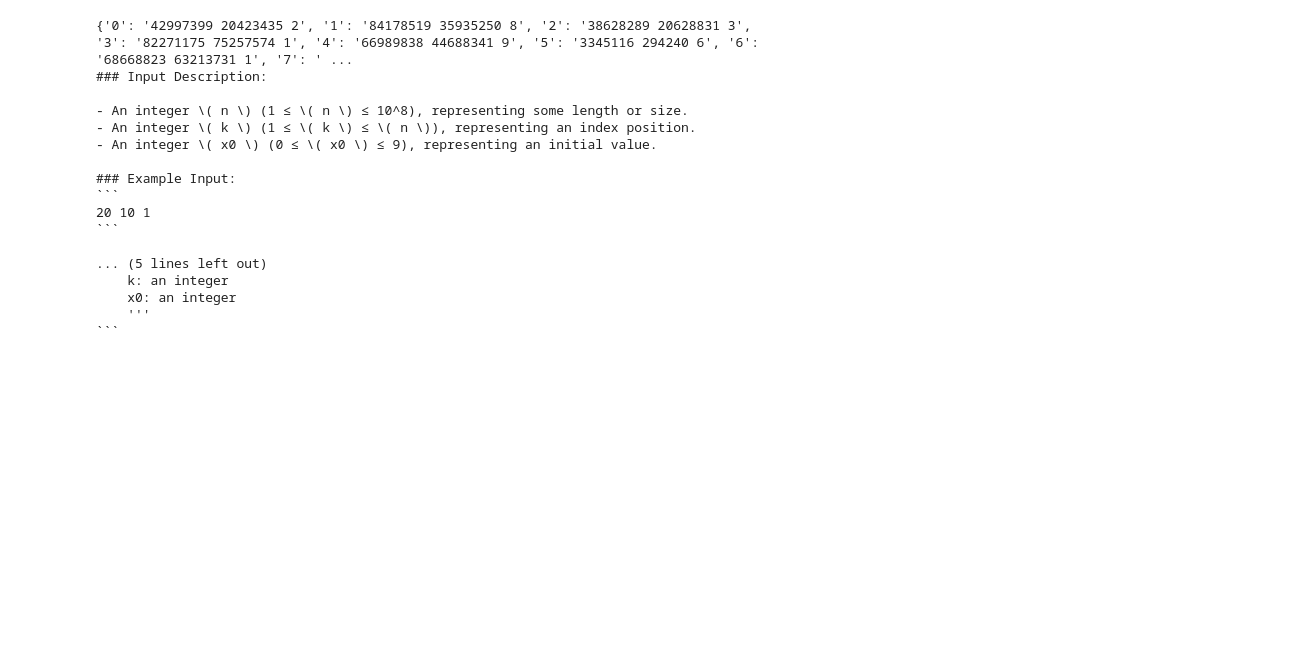
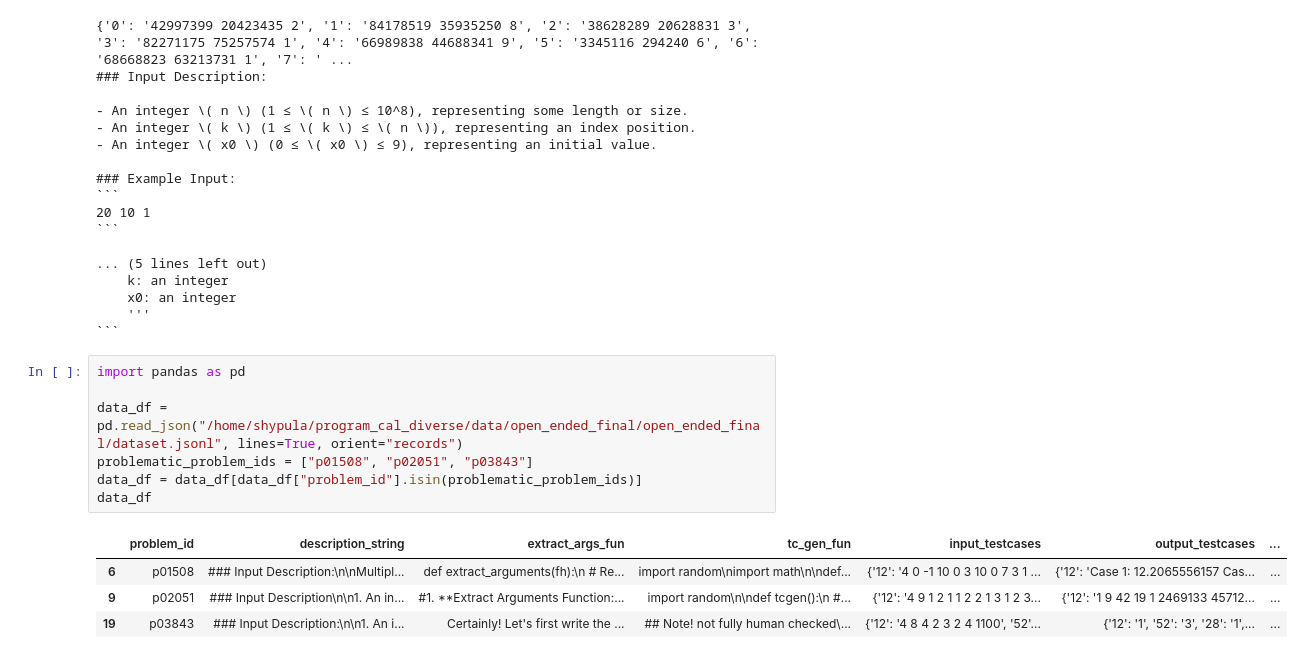
Before and after one commit to shuoli90/program_cal_diverse, a Jupyter notebook: notebooks/MakeOpenEnded.ipynb, the cells around one changed output. Saved outputs shown, nothing was run; the diff lists cells and outputs as text; blank space fills up the shorter version.

Commit message:
improved/debugged, less-verbose outputs

````diff
--- a/notebooks/MakeOpenEnded.ipynb
+++ b/notebooks/MakeOpenEnded.ipynb
@@ -484,3 +484,15 @@ print(dataset_df[dataset_df["problem_id"] == "p01639"].iloc[0]["description_stri
     x0: an integer
     '''
 ```
+# %%
+import pandas as pd
+
+data_df = pd.read_json("/home/shypula/program_cal_diverse/data/open_ended_final/open_ended_final/dataset.jsonl", lines=True, orient="records")
+problematic_problem_ids = ["p01508", "p02051", "p03843"]
+data_df = data_df[data_df["problem_id"].isin(problematic_problem_ids)]
+data_df
+# %% [output]
+|  | problem_id | description_string | extract_args_fun | tc_gen_fun | input_testcases | output_testcases | ... |
+| 6 | p01508 | ### Input Description:\n\nMultipl... | def extract_arguments(fh):\n # Re... | import random\nimport math\n\ndef... | {'12': '4 0 -1 10 0 3 10 0 7 3 1 ... | {'12': 'Case 1: 12.2065556157 Cas... | ... |
+| 9 | p02051 | ### Input Description\n\n1. An in... | #1. **Extract Arguments Function:... | import random\n\ndef tcgen():\n #... | {'12': '4 9 1 2 1 1 2 2 1 3 1 2 3... | {'12': '1 9 42 19 1 2469133 45712... | ... |
+| 19 | p03843 | ### Input Description:\n\n1. An i... | Certainly! Let's first write the ... | ## Note! not fully human checked\... | {'12': '4 8 4 2 3 2 4 1100', '52'... | {'12': '1', '52': '3', '28': '1',... | ... |
````
Also changed, not shown: parts of 19 cells of this notebook, 8 other files.
